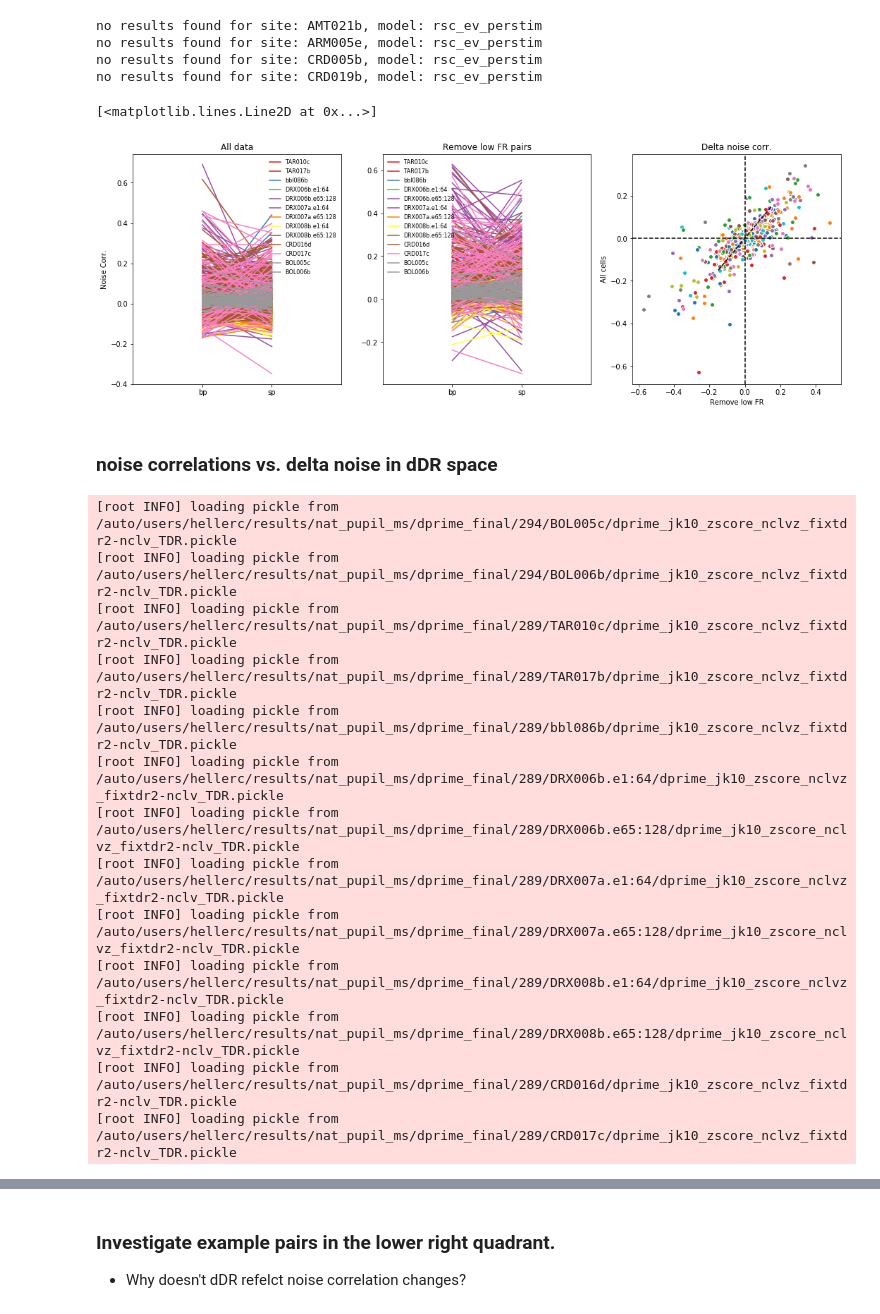
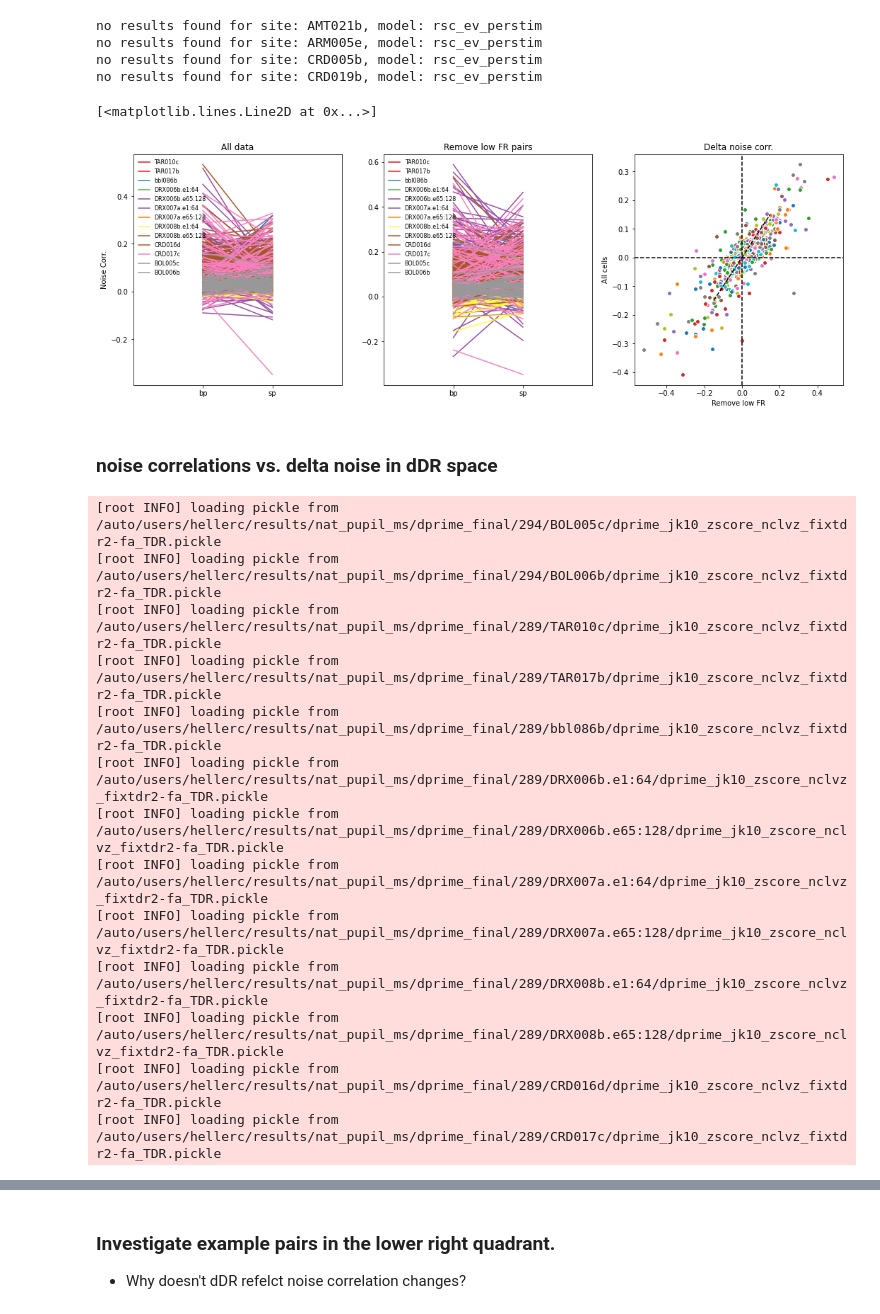
Before and after one commit to crheller/nat_pup_ms, a Jupyter notebook: test_scripts/may21_updates.ipynb, the cells around one changed output, grey strips where cells are left out. Cells and saved outputs as stored; diff of their text form; code cells hidden in the pictures.

```diff
--- a/test_scripts/may21_updates.ipynb
+++ b/test_scripts/may21_updates.ipynb
@@ -52,8 +50,8 @@ rsc['delta_rsc'] = rsc.sp - rsc.bp
 rscg = rsc[(rsc.gm_bp>1) & (rsc.gm_sp>1)]
 # %%
 # plot noise correlation before / after removing low FR pairs for all sites
-gr = rsc.groupby(by=['site', 'stim']).median()
-grg = rscg.groupby(by=['site', 'stim']).median()
+gr = rsc.groupby(by=['site', 'stim']).mean()
+grg = rscg.groupby(by=['site', 'stim']).mean()
 gr = gr.loc[grg.index]
 
 cmap = plt.cm.get_cmap('Set1', len(rsc.site.unique()))
@@ -63,34 +61,34 @@ for i, s in enumerate(rsc.site.unique()):
     for j, stim in enumerate(gr[gr.index.get_level_values(0)==s].index.get_level_values(1).unique()):
         if j==0:
             lab=s
         else:
             lab=None
         m = (gr.index.get_level_values(0)==s) & (gr.index.get_level_values(1)==stim)
         ax[0].plot([0, 1], [gr[m].bp, gr[m].sp], color=cmap(i), label=lab)
 
         m = (grg.index.get_level_values(0)==s) & (grg.index.get_level_values(1)==stim)
         ax[1].plot([0, 1], [grg[m].bp, grg[m].sp], color=cmap(i), label=lab)
 
         ax[2].scatter(grg[m].delta_rsc, gr[m].delta_rsc, label=lab, edgecolor='white')
 
 ax[0].legend(fontsize=8, frameon=False)
 ax[1].legend(fontsize=8, frameon=False)
 ax[0].set_xticks([0, 1]); ax[0].set_xticklabels(['bp', 'sp'])
 ax[1].set_xticks([0, 1]); ax[1].set_xticklabels(['bp', 'sp'])
 ax[0].set_ylabel("Noise Corr.")
 ax[0].set_title("All data")
 ax[1].set_title("Remove low FR pairs")
 ax[0].set_xlim((-1, 2))
 ax[1].set_xlim((-1, 2))
 ax[2].axhline(0, linestyle='--', color='k')
 ax[2].axvline(0, linestyle='--', color='k')
 ax[2].set_title("Delta noise corr.")
 ax[2].set_xlabel("Remove low FR")
 ax[2].set_ylabel("All cells")
 ax[2].plot([-0.15, 0.15], [-0.15, 0.15], 'k--')
 # %% [output]
 [<matplotlib.lines.Line2D at 0x...>]
-[figure, old version]
+[figure, new version]
 # %% [markdown]
 ### noise correlations vs. delta noise in dDR space
 # %%
@@ -108,7 +106,7 @@ batches = [BATCH]*len(sites)
 modelname = 'dprime_pr_rm2_jk10_zscore_nclvz_fixtdr2'
 modelname = 'dprime_jk10_zscore_nclvz_fixtdr2'
 modelname = 'dprime_jk10_zscore_nclvz_fixtdr2-fa'
-modelname = 'dprime_jk10_zscore_nclvz_fixtdr2-nclv'
+#modelname = 'dprime_jk10_zscore_nclvz_fixtdr2-nclv'
 #modelname = 'dprime_jk10_zscore_fixtdr2-fa_rmlowFR-4'
 ndim = 2
 
@@ -144,19 +142,19 @@ for i, (batch, site) in enumerate(zip(batches, sites)):
 df = pd.concat(df_all)
 df['delta_noise'] = (df['sp_noise_mag'] - df['bp_noise_mag']) / (df['sp_noise_mag'] + df['bp_noise_mag'])
 # %% [output]
-[root INFO] loading pickle from /auto/users/hellerc/results/nat_pupil_ms/dprime_final/294/BOL005c/dprime_jk10_zscore_nclvz_fixtdr2-nclv_TDR.pickle
-[root INFO] loading pickle from /auto/users/hellerc/results/nat_pupil_ms/dprime_final/294/BOL006b/dprime_jk10_zscore_nclvz_fixtdr2-nclv_TDR.pickle
-[root INFO] loading pickle from /auto/users/hellerc/results/nat_pupil_ms/dprime_final/289/TAR010c/dprime_jk10_zscore_nclvz_fixtdr2-nclv_TDR.pickle
-[root INFO] loading pickle from /auto/users/hellerc/results/nat_pupil_ms/dprime_final/289/TAR017b/dprime_jk10_zscore_nclvz_fixtdr2-nclv_TDR.pickle
-[root INFO] loading pickle from /auto/users/hellerc/results/nat_pupil_ms/dprime_final/289/bbl086b/dprime_jk10_zscore_nclvz_fixtdr2-nclv_TDR.pickle
-[root INFO] loading pickle from /auto/users/hellerc/results/nat_pupil_ms/dprime_final/289/DRX006b.e1:64/dprime_jk10_zscore_nclvz_fixtdr2-nclv_TDR.pickle
-[root INFO] loading pickle from /auto/users/hellerc/results/nat_pupil_ms/dprime_final/289/DRX006b.e65:128/dprime_jk10_zscore_nclvz_fixtdr2-nclv_TDR.pickle
-[root INFO] loading pickle from /auto/users/hellerc/results/nat_pupil_ms/dprime_final/289/DRX007a.e1:64/dprime_jk10_zscore_nclvz_fixtdr2-nclv_TDR.pickle
-[root INFO] loading pickle from /auto/users/hellerc/results/nat_pupil_ms/dprime_final/289/DRX007a.e65:128/dprime_jk10_zscore_nclvz_fixtdr2-nclv_TDR.pickle
-[root INFO] loading pickle from /auto/users/hellerc/results/nat_pupil_ms/dprime_final/289/DRX008b.e1:64/dprime_jk10_zscore_nclvz_fixtdr2-nclv_TDR.pickle
-[root INFO] loading pickle from /auto/users/hellerc/results/nat_pupil_ms/dprime_final/289/DRX008b.e65:128/dprime_jk10_zscore_nclvz_fixtdr2-nclv_TDR.pickle
-[root INFO] loading pickle from /auto/users/hellerc/results/nat_pupil_ms/dprime_final/289/CRD016d/dprime_jk10_zscore_nclvz_fixtdr2-nclv_TDR.pickle
-[root INFO] loading pickle from /auto/users/hellerc/results/nat_pupil_ms/dprime_final/289/CRD017c/dprime_jk10_zscore_nclvz_fixtdr2-nclv_TDR.pickle
+[root INFO] loading pickle from /auto/users/hellerc/results/nat_pupil_ms/dprime_final/294/BOL005c/dprime_jk10_zscore_nclvz_fixtdr2-fa_TDR.pickle
+[root INFO] loading pickle from /auto/users/hellerc/results/nat_pupil_ms/dprime_final/294/BOL006b/dprime_jk10_zscore_nclvz_fixtdr2-fa_TDR.pickle
+[root INFO] loading pickle from /auto/users/hellerc/results/nat_pupil_ms/dprime_final/289/TAR010c/dprime_jk10_zscore_nclvz_fixtdr2-fa_TDR.pickle
+[root INFO] loading pickle from /auto/users/hellerc/results/nat_pupil_ms/dprime_final/289/TAR017b/dprime_jk10_zscore_nclvz_fixtdr2-fa_TDR.pickle
+[root INFO] loading pickle from /auto/users/hellerc/results/nat_pupil_ms/dprime_final/289/bbl086b/dprime_jk10_zscore_nclvz_fixtdr2-fa_TDR.pickle
+[root INFO] loading pickle from /auto/users/hellerc/results/nat_pupil_ms/dprime_final/289/DRX006b.e1:64/dprime_jk10_zscore_nclvz_fixtdr2-fa_TDR.pickle
+[root INFO] loading pickle from /auto/users/hellerc/results/nat_pupil_ms/dprime_final/289/DRX006b.e65:128/dprime_jk10_zscore_nclvz_fixtdr2-fa_TDR.pickle
+[root INFO] loading pickle from /auto/users/hellerc/results/nat_pupil_ms/dprime_final/289/DRX007a.e1:64/dprime_jk10_zscore_nclvz_fixtdr2-fa_TDR.pickle
+[root INFO] loading pickle from /auto/users/hellerc/results/nat_pupil_ms/dprime_final/289/DRX007a.e65:128/dprime_jk10_zscore_nclvz_fixtdr2-fa_TDR.pickle
+[root INFO] loading pickle from /auto/users/hellerc/results/nat_pupil_ms/dprime_final/289/DRX008b.e1:64/dprime_jk10_zscore_nclvz_fixtdr2-fa_TDR.pickle
+[root INFO] loading pickle from /auto/users/hellerc/results/nat_pupil_ms/dprime_final/289/DRX008b.e65:128/dprime_jk10_zscore_nclvz_fixtdr2-fa_TDR.pickle
+[root INFO] loading pickle from /auto/users/hellerc/results/nat_pupil_ms/dprime_final/289/CRD016d/dprime_jk10_zscore_nclvz_fixtdr2-fa_TDR.pickle
+[root INFO] loading pickle from /auto/users/hellerc/results/nat_pupil_ms/dprime_final/289/CRD017c/dprime_jk10_zscore_nclvz_fixtdr2-fa_TDR.pickle
 # %%
 # merge noise correlation results with decoding results
 # Use only the "good" noise correlations
```
Also changed, not shown: parts of 19 cells of this notebook.
